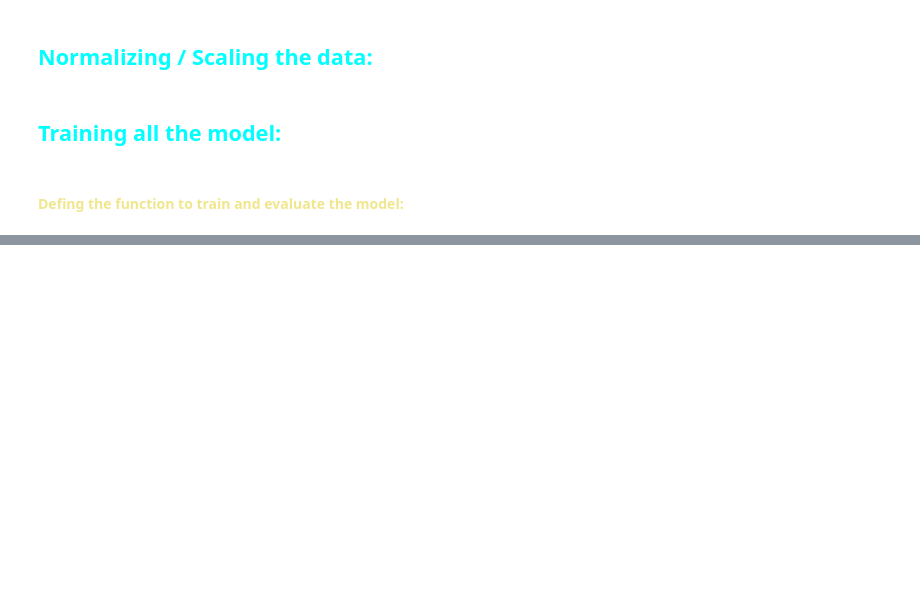
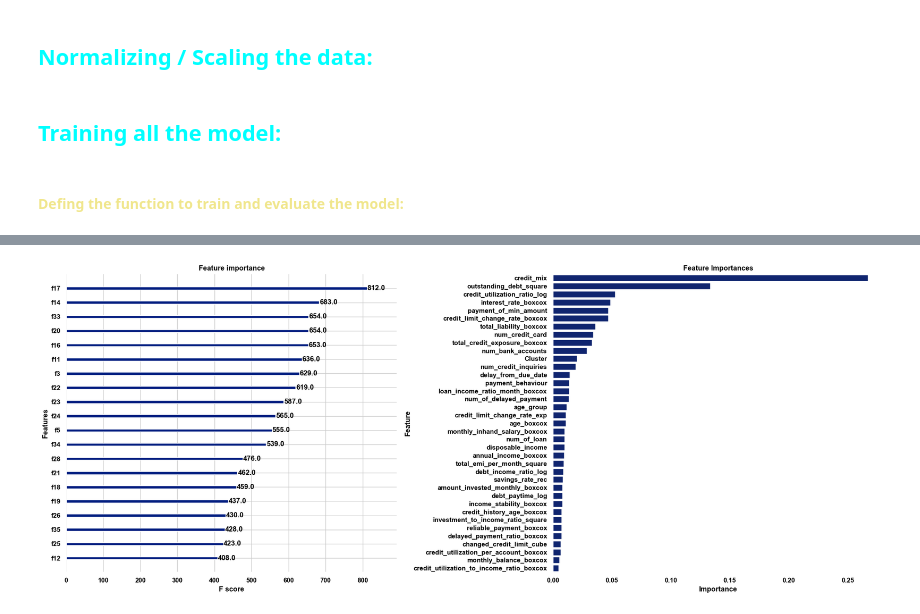
Before and after one commit to Santhosh-Analytics/Banking_Analytics, a Jupyter notebook: Classification.ipynb, the cells around one changed output, grey strips where cells are left out. Saved outputs shown, nothing was run; the diff lists cells and outputs as text; code cells hidden in the pictures; blank space fills up the shorter version.

```diff
--- a/Classification.ipynb
+++ b/Classification.ipynb
@@ -443,30 +362,32 @@ print('-'*40)
 # %%
 from xgboost import plot_importance
 
-# feature_names = x_train.columns
-# importances = xgb_Classifier.feature_importances_
+feature_names = x_train.columns
+importances = xgb_Classifier.feature_importances_
 
 
-# feature_importances_df = pd.DataFrame({
-#     'Feature': feature_names,
-#     'Importance': importances
-# })
-# feature_importances_df = feature_importances_df.sort_values(by='Importance', ascending=False)
+feature_importances_df = pd.DataFrame({
+    'Feature': feature_names,
+    'Importance': importances
+})
+feature_importances_df = feature_importances_df.sort_values(by='Importance', ascending=False)
 
 fig, axes = plt.subplots(1, 2, figsize=(20, 8))
 
 ax1 = axes[0]
 ax2 = axes[1]
 
-plot_importance(xgb_Classifier, max_num_features=10,ax=ax1)
+plot_importance(xgb_Classifier, max_num_features=20,ax=ax1)
 plt.title('XGBoost Feature Importance')
 
 
 sns.barplot(x='Importance', y='Feature', data=feature_importances_df,ax=ax2)
 plt.title('Feature Importances')
 plt.tight_layout()
 
 plt.show()
+# %% [output]
+[figure, added]
 # %%
 kf=KFold(n_splits=10,shuffle=True,random_state=42)
 RF_cv_score = cross_val_score(RF_Classifier,x_train,y_train, cv=kf)
```
Also changed, not shown: parts of 18 cells of this notebook.
